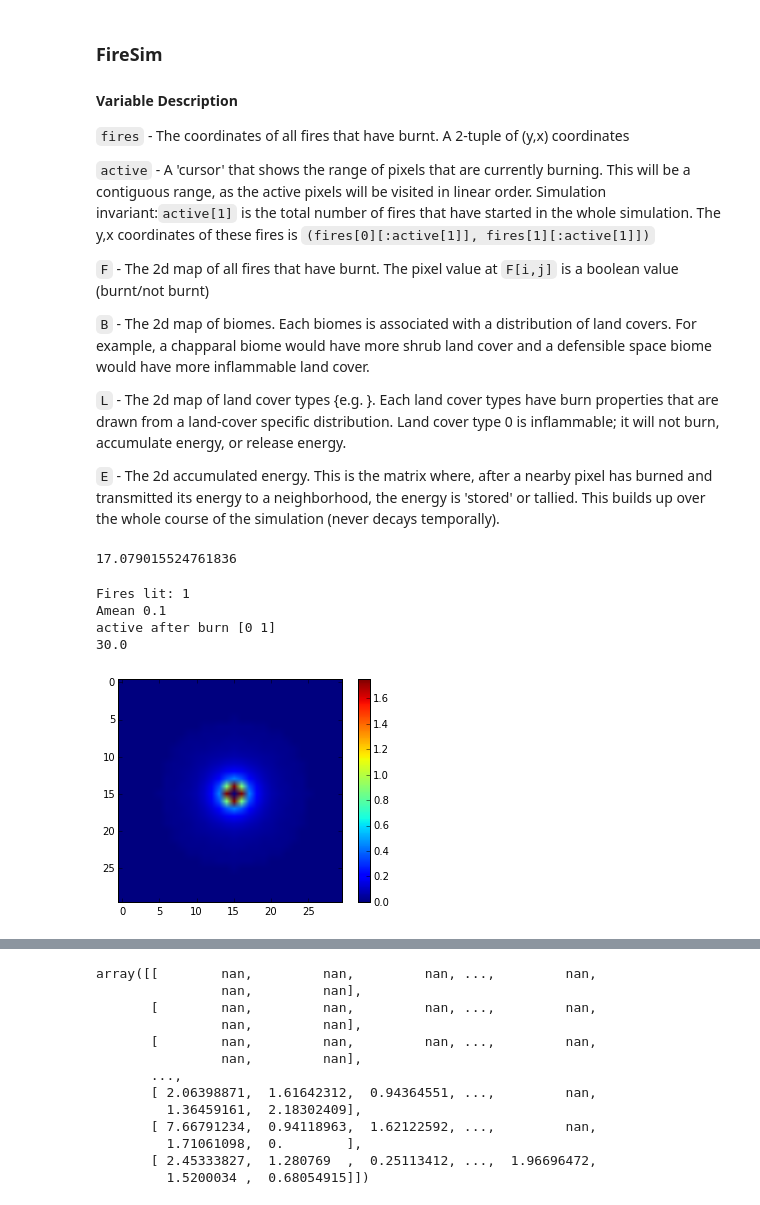
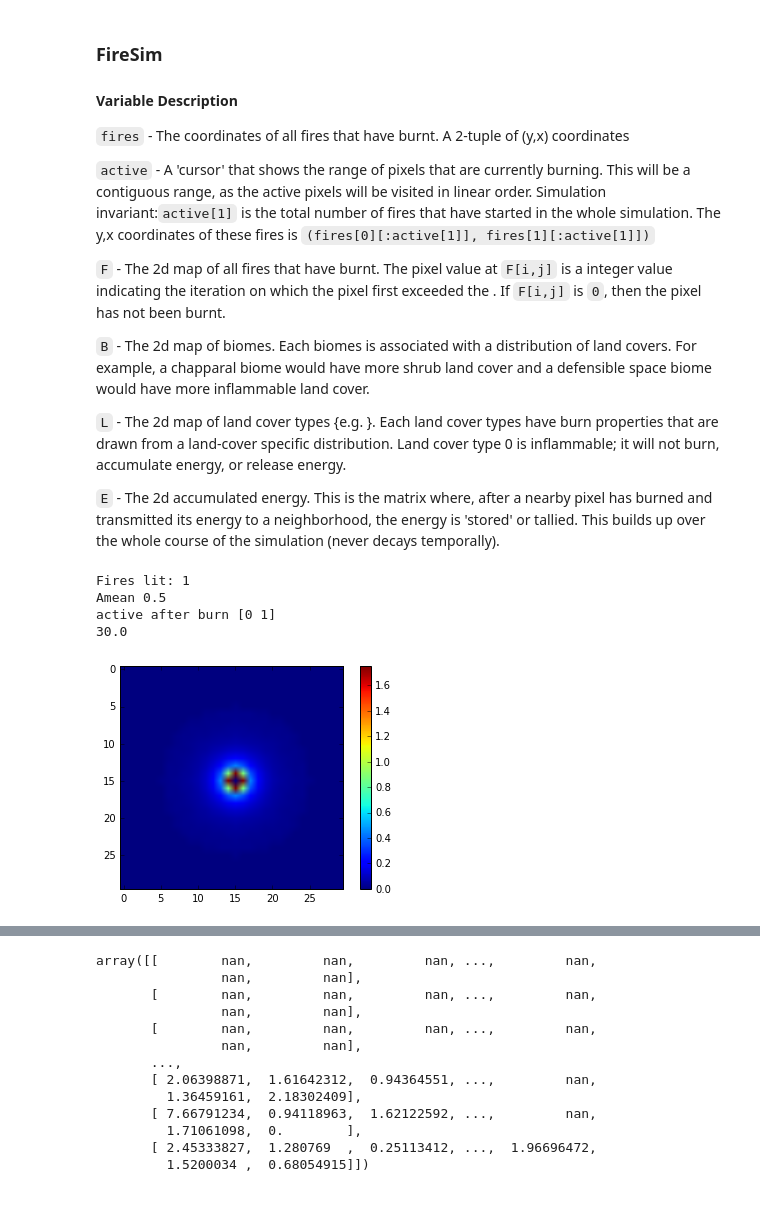
Before and after one commit to mvsaha/fire_sim, a Jupyter notebook: dev/notebooks/EnergyRelease_ActivationEnergy.ipynb, the cells around one changed output, grey strips where cells are left out. Drawn from its saved outputs; the diff is of its cells as text; code cells hidden in the pictures.

````diff
--- a/python/notebooks/EnergyRelease_ActivationEnergy.ipynb
+++ b/dev/notebooks/EnergyRelease_ActivationEnergy.ipynb
@@ -18,7 +16,7 @@ import numba
 
 ```active``` - A 'cursor' that shows the range of pixels that are currently burning. This will be a contiguous range, as the active pixels will be visited in linear order. Simulation invariant:```active[1]``` is the total number of fires that have started in the whole simulation. The y,x coordinates of these fires is ```(fires[0][:active[1]], fires[1][:active[1]])```
 
-```F``` - The 2d map of all fires that have burnt. The pixel value at ```F[i,j]``` is a boolean value (burnt/not burnt)
+```F``` - The 2d map of all fires that have burnt. The pixel value at ```F[i,j]``` is a integer value indicating the iteration on which the pixel first exceeded the . If ```F[i,j]``` is ```0```, then the pixel has not been burnt.
 
 ```B``` - The 2d map of biomes. Each biomes is associated with a distribution of land covers. For example, a chapparal biome would have more shrub land cover and a defensible space biome would have more inflammable land cover.
 
@@ -97,70 +26,38 @@ def fill_R(n_covers, L, rngs, R):
-# %%
-import math
-@numba.jit(nopython=True)
-def euclidean_distance(y1,x1,y2,x2):
-    '''Find the Euclidean distance between two points'''
-    return math.sqrt( ((x1-x2)*(x1-x2)) + ((y1-y2)*(y1-y2)) )
-
-
-@numba.jit(nopython=True)
-def weight_distance(dist):
-    """How do we weight transmitted energy with distance?"""
-    return 1/(dist*dist)
-
-
-_MAX_KERNEL_RADIUS_ = 10
-def find_kernel_denominator():
-    """Find the denominator so that energy release integrates to 1."""
-    total = 0
-    for iy in range(-_MAX_KERNEL_RADIUS_,_MAX_KERNEL_RADIUS_+1):
-        for ix in range(-_MAX_KERNEL_RADIUS_,_MAX_KERNEL_RADIUS_+1):
-            if iy==0 and ix == 0:
-                continue
-            dist = euclidean_distance(0,0,iy,ix)
-            if dist > _MAX_KERNEL_RADIUS_:
-                continue
-            total += weight_distance(dist)
-    return total
-
-_KERNEL_DENOMINATOR_ = find_kernel_denominator()
-print(_KERNEL_DENOMINATOR_)
-# %% [output]
-17.079015524761836
 # %%
 # TODO: Test that a unit of energy given to all neighbors is one
 test_size = 30,30
 L = np.ones(test_size,dtype=int)
 E = np.zeros(test_size,dtype=float)
 A = np.zeros_like(E)
-A[:] = 0.1
+A[:] = 0.5
 R = np.zeros_like(E)
 F = np.zeros(test_size,dtype=int)
 
 y,x = np.array([15]), np.array([15])
 fires = np.zeros(1000, dtype=int), np.zeros(1000, dtype=int)
 active = np.array([0,0],dtype=int)
-fire_successfully_lit = ignite_fires((y,x),fires,active,F)
+fire_successfully_lit = ignite_fires((y,x),fires,active, L, F)
 print('Fires lit:',fire_successfully_lit)
 
 
 print('Amean',np.mean(A))
 R[y, x] = 30
 
 #burn_next_active_pixel(fires,active,L,E,A,R,F)
 print('active after burn',active)
 burn_all(fires, active, L, E, A, R, F)
 
 imshow(E)
 colorbar()
 
 print(np.sum(E))
 assert np.sum(E) == R[y, x]
 # %% [output]
 Fires lit: 1
-Amean 0.1
+Amean 0.5
 active after burn [0 1]
 30.0
-[figure, old version]
+[figure, new version]
 # %%
 imshow(F)
 colorbar()
````
Also changed, not shown: parts of 13 cells of this notebook, 15 other files.
